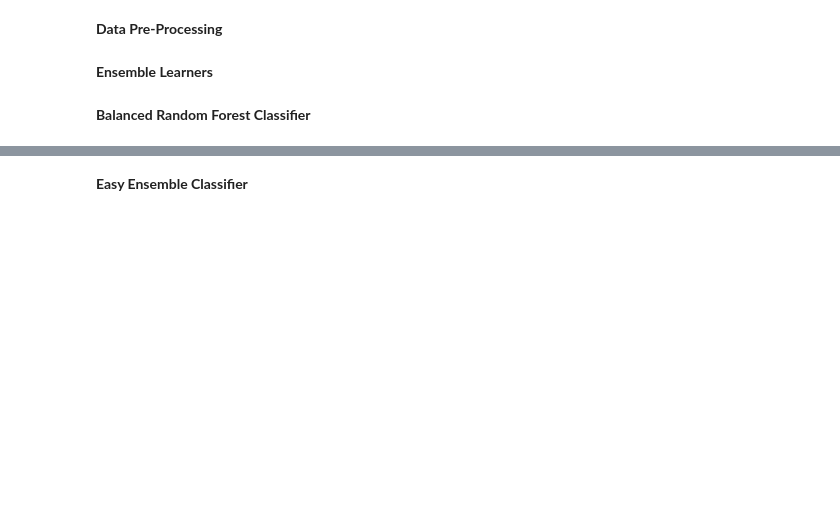
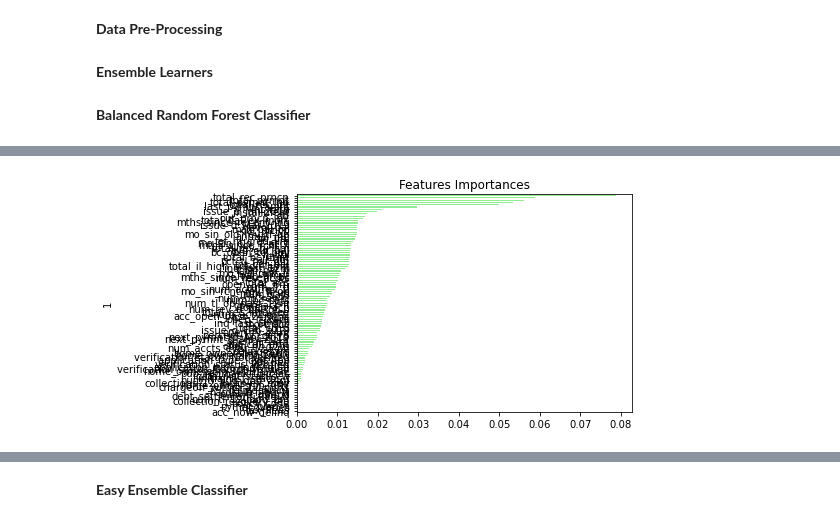
Before and after one commit to tfry-coder/python-homework, a Jupyter notebook: Riskybusiness.ipynb, the cells around one changed output, grey strips where cells are left out. Drawn from its saved outputs; the diff is of its cells as text; code cells hidden in the pictures; blank space fills up the shorter version.

```diff
--- a/Riskybusiness.ipynb
+++ b/Riskybusiness.ipynb
@@ -412,9 +412,11 @@ df.head()
 **Split the Data into Training and Testing**
 # %%
 # Create our features
-X = # YOUR CODE HERE
+X = df.drop(columns=['loan_status'])
+X = pd.get_dummies(X)
 
 # Create our target
-y = # YOUR CODE HERE
+target = ['loan_status']
+y = df.loc[:, target].copy()
 # %%
  X.describe()
@@ -427,8 +445,18 @@ y['loan_status'].value_counts()
 # %% [markdown]
 **Data Pre-Processing**
+# %%
+# Train-Test split
+from sklearn.model_selection import train_test_split
+X_train, X_test, y_train, y_test = train_test_split(X, y, random_state=1)
 # %%
 # Create the StandardScaler instance
+# Standardize data
 from sklearn.preprocessing import StandardScaler
 scaler = StandardScaler()
+
+X_scaler = scaler.fit(X_train)
+
+X_train_scaled = X_scaler.transform(X_train)
+X_test_scaled = X_scaler.transform(X_test)
 # %%
 # Fit the Standard Scaler with the training data
@@ -443,4 +469,6 @@ scaler = StandardScaler()
 **Balanced Random Forest Classifier**
 # %%
 # Resample the training data with the BalancedRandomForestClassifier
-# YOUR CODE HERE
+from imblearn.ensemble import BalancedRandomForestClassifier
+brf = BalancedRandomForestClassifier(random_state=1)
+brf.fit(X_train_scaled,y_train)
@@ -458,0 +521,10 @@ scaler = StandardScaler()
+# %%
+# Visualize the features by importance
+importances_df = pd.DataFrame(sorted(zip(brf.feature_importances_, X.columns), reverse=True))
+importances_df.set_index(importances_df[1], inplace=True)
+importances_df.drop(columns=1, inplace=True)
+importances_df.rename(columns={0: 'Feature Importances'}, inplace=True)
+importances_sorted = importances_df.sort_values(by='Feature Importances')
+importances_sorted.plot(kind='barh', color='lightgreen', title= 'Features Importances', legend=False);
+# %% [output]
+[figure, added]
```
Also changed, not shown: parts of 15 cells of this notebook.
